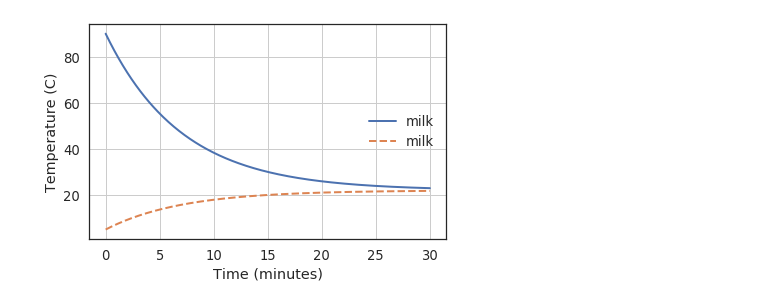
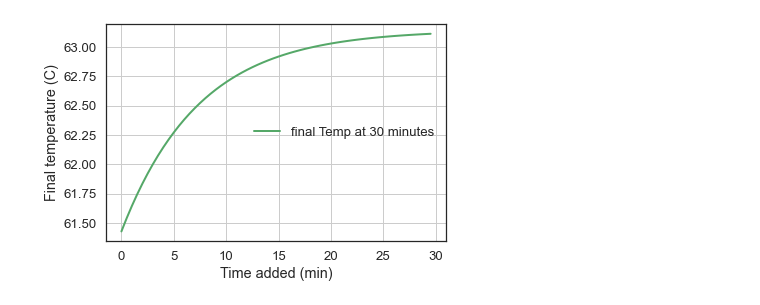
Before and after one commit to cherose2004/learning, a Jupyter notebook: project/Flight Simulation/Ch2/ex1.ipynb, the cells around one changed output. Drawn from its saved outputs; the diff is of its cells as text; code cells hidden in the pictures.

```diff
--- a/project/Flight Simulation/Ch2/ex1.ipynb
+++ b/project/Flight Simulation/Ch2/ex1.ipynb
@@ -14,7 +29,26 @@ milk.show()
-# %%
-ms.plot(tea.frame.T,label=tea.name)
-ms.plot(milk.frame.T,'--',label=milk.name)
-ms.decorate(xlabel='Time (minutes)',ylabel='Temperature (C)',loc='center right')
-plt.grid(True)
-# %% [output]
-[figure, removed]
+# %%
+def mix_run(t,t_total):
+    '''定义一个混合函数，在t时刻混合l1和l2
+    给出新液体在t_total-t之后的温度
+    默认r取rt
+    返回值为温度
+    '''
+    tmp_tea=Liquid(90,rt,300,22,0,t,0.5)
+    tmp_milk=Liquid(5,rm,50,22,0,t,0.5)
+    tmp_mt=tmp_tea.mix(tmp_milk,left_time=t_total-t)
+    return tmp_mt.T_end
+    pass
+#开始混合扫描
+ts=ms.linrange(0,30,0.5)
+sweep=ms.SweepSeries()
+for ti in ts:
+    sweep[ti]=mix_run(ti,30)
+    pass
+
+#绘制
+ms.plot(sweep,label='final Temp at 30 minutes',color='g')
+ms.decorate(xlabel='Time added (min)',ylabel='Final temperature (C)',loc='center right')
+plt.grid(True)
+plt.show()
+# %% [output]
+[figure, added]
```
Also changed, not shown: parts of 1 cell of this notebook, 4 other files.
